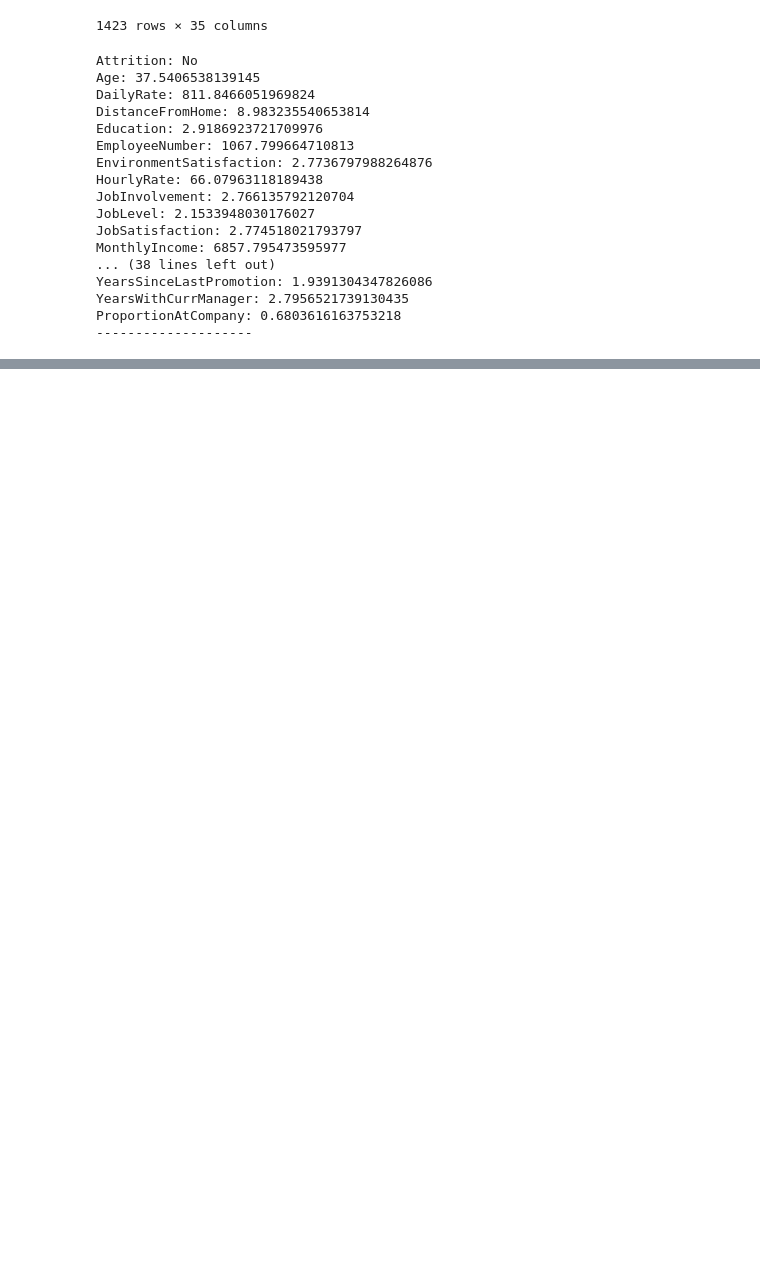
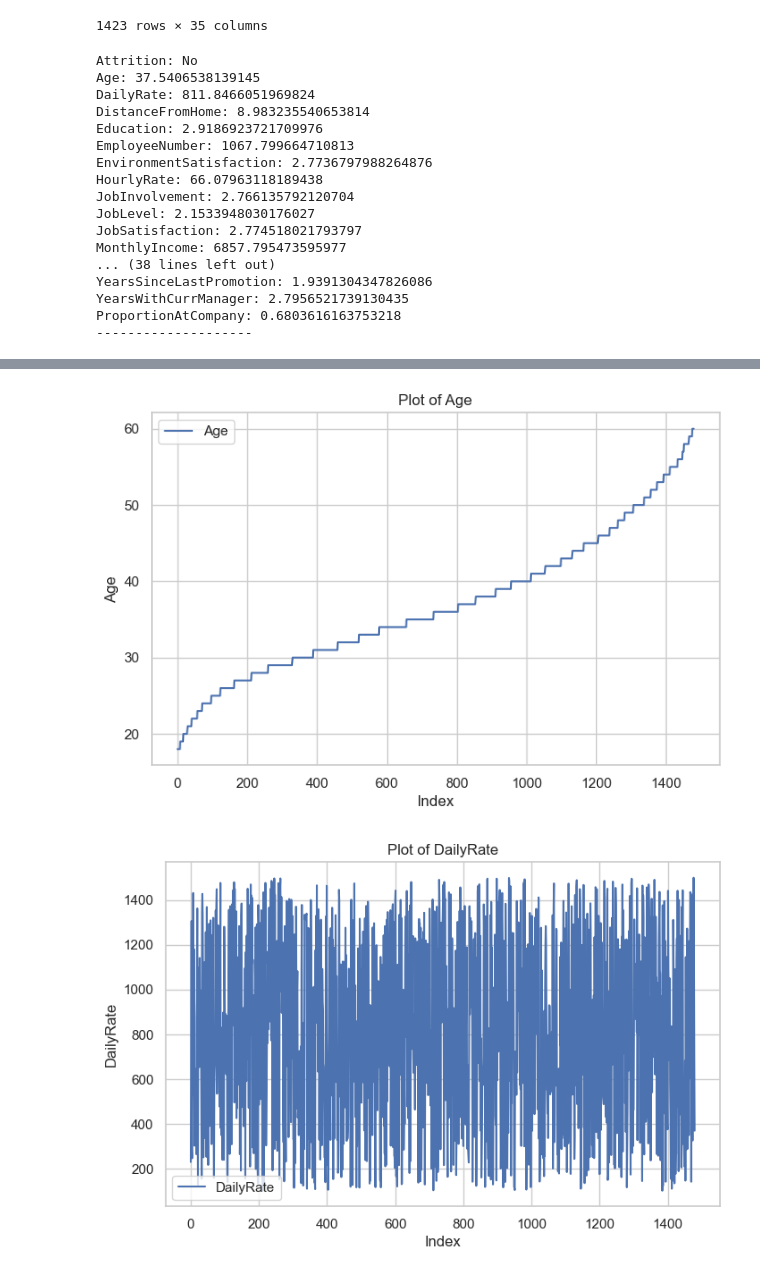
Before and after one commit to SethMoffat/Project_1, a Jupyter notebook: explore.ipynb, the cells around one changed output, grey strips where cells are left out. Saved outputs shown, nothing was run; the diff lists cells and outputs as text; code cells hidden in the pictures; blank space fills up the shorter version.

```diff
--- a/explore.ipynb
+++ b/explore.ipynb
@@ -193,6 +182,13 @@ plt.show()
-# %%
-for i, col in enumerate(all_columns):
-    # TODO: Make proportial graphs, ie show % of yes in each age group, not counts
-    # For categorical columns, create a countplot
-    sns.countplot(data=df, x=col, hue='Attrition', ax=axes[i], palette="Set1")
-    axes[i].set_title(f'Attrition by {col}', fontsize=14)
+# %%
+for col in numerical_columns:
+    plt.figure(figsize=(8, 5))
+    plt.plot(df[col], label=col)
+    plt.title(f'Plot of {col}')
+    plt.xlabel('Index')
+    plt.ylabel(col)
+    plt.legend()
+    plt.grid(True)
+    plt.show()
+# %% [output]
+[figure, added]
+[figure, added]
```
Also changed, not shown: parts of 4 cells of this notebook.
